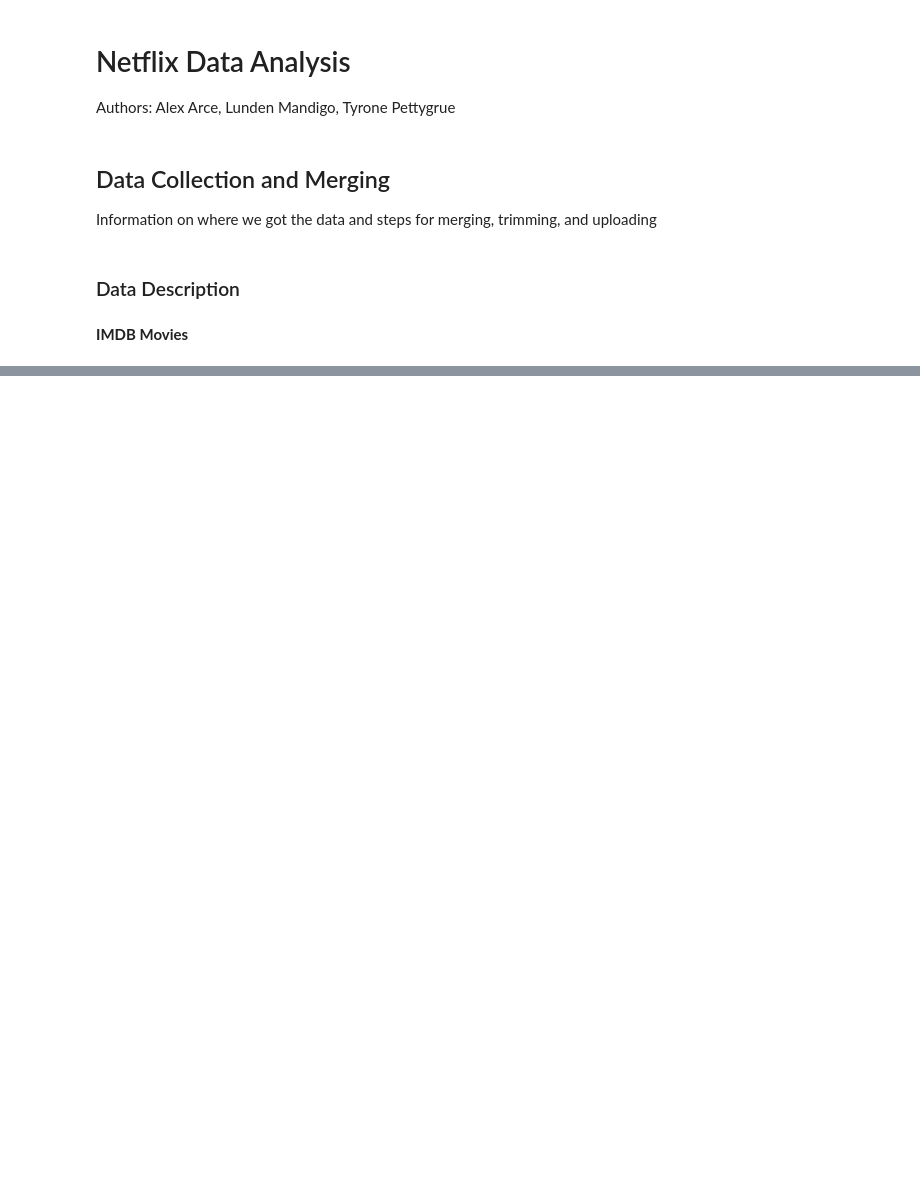
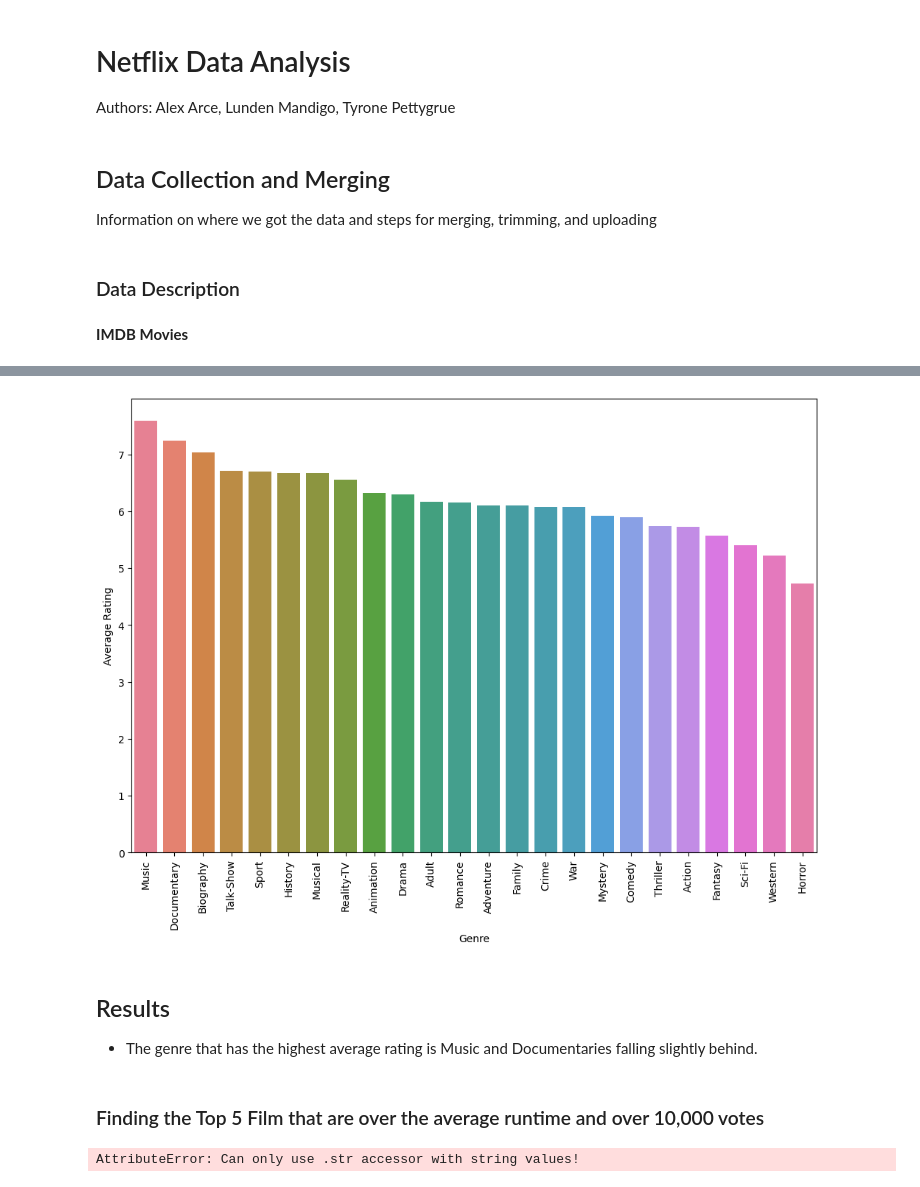
Before and after one commit to lundnm/Movie_Analysis, a Jupyter notebook: manipulation.ipynb, the cells around one changed output, grey strips where cells are left out. Saved outputs shown, nothing was run; the diff lists cells and outputs as text; code cells hidden in the pictures; blank space fills up the shorter version.

Commit message:
Completed the two question and created visualiztion for each.

```diff
--- a/manipulation.ipynb
+++ b/manipulation.ipynb
@@ -40,0 +56,10 @@ None
+# %%
+
+# There are 3,692 rows that have a missing value in genre column
+imdb_movies['genres'].str.contains('N').value_counts()
+
+# Filter out the rows with missing values and creating a new DataFrame
+
+filter_genre_imdb_movies = imdb_movies[~imdb_movies['genres'].str.contains('N')]
+
+filter_genre_imdb_movies
@@ -40,0 +80,7 @@ None
+# %%
+# Create new column for main genre
+
+filter_genre_imdb_movies['main_genre'] = filter_genre_imdb_movies['genres'].str.split(',').str[0]
+
+# Checking if new column is created
+filter_genre_imdb_movies
@@ -40,0 +106,33 @@ None
+# %%
+# Need to do a groupby for genre
+main_genre_grouped = filter_genre_imdb_movies.groupby('main_genre')['averageRating'].mean().reset_index()
+
+
+
+# Sorting rating from highest to lowest
+main_genre_grouped = main_genre_grouped.sort_values('averageRating', ascending=False)
+
+# Creation of visualization for highest rated genres
+fig, ax = plt.subplots(figsize=(12,8))
+sns.barplot(x=main_genre_grouped['main_genre'], y=main_genre_grouped['averageRating'], hue=main_genre_grouped['main_genre'], ax=ax, label='Average Rating by main genre')
+ax.set_xlabel("Genre")
+ax.set_ylabel("Average Rating")
+plt.xticks(rotation=90)
+plt.show()
+# %% [output]
+[figure, added]
+# %% [markdown]
+## Results
+- The genre that has the highest average rating is Music and Documentaries falling slightly behind.
+# %% [markdown]
+### Finding the Top 5 Film that are over the average runtime and over 10,000 votes
+# %%
+# Replacing all 'N' in runtimeMinutes to 0
+filter_genre_imdb_movies.loc[
+    filter_genre_imdb_movies['runtimeMinutes'].str.contains('N', na=False), 'runtimeMinutes'
+] = 0
+
+# Converting the dtype of runtimeMinutes to int
+filter_genre_imdb_movies['runtimeMinutes'] = filter_genre_imdb_movies['runtimeMinutes'].astype('int')
+# %% [output]
+AttributeError: Can only use .str accessor with string values!
```
Also changed, not shown: parts of 6 cells of this notebook.
